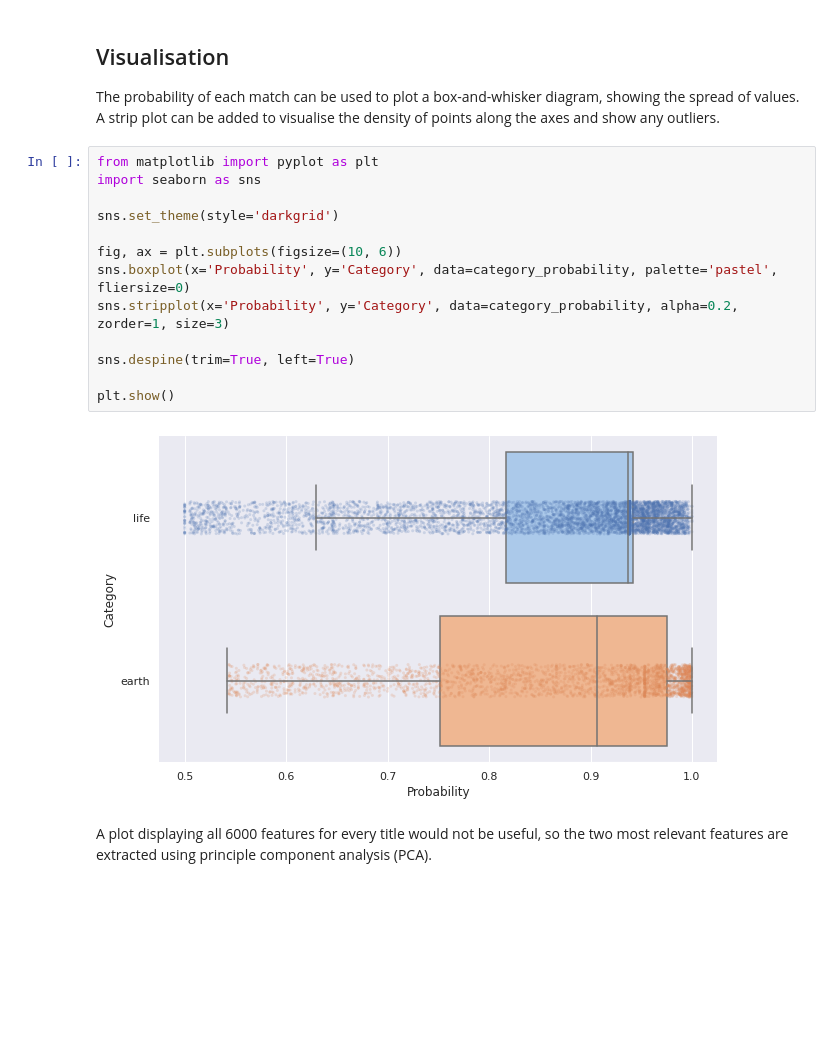
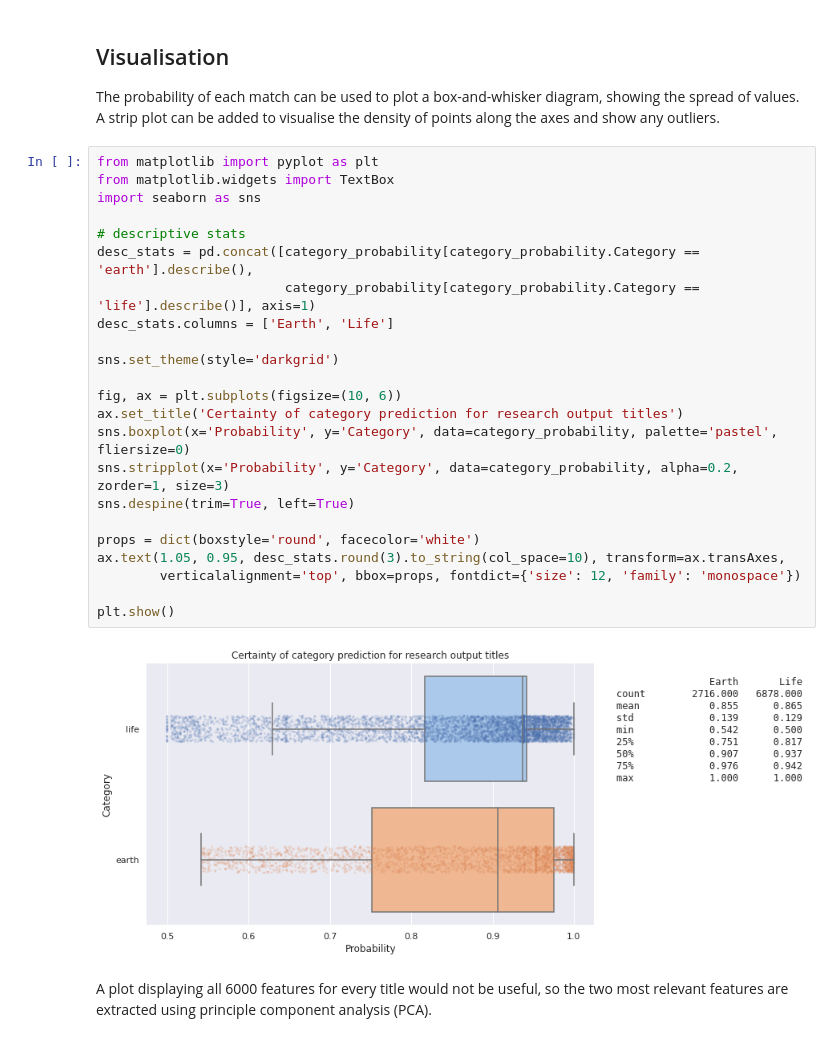
Before and after one commit to NaturalHistoryMuseum/synth_transform, a Jupyter notebook: notebooks/classifiers.ipynb, the cells around one changed output. Drawn from its saved outputs; the diff is of its cells as text; blank space fills up the shorter version.

Commit message:
Fiddling with graphs

```diff
--- a/notebooks/classifiers.ipynb
+++ b/notebooks/classifiers.ipynb
@@ -401,19 +401,29 @@ LIFE:
 The probability of each match can be used to plot a box-and-whisker diagram, showing the spread of values. A strip plot can be added to visualise the density of points along the axes and show any outliers.
 # %%
 from matplotlib import pyplot as plt
+from matplotlib.widgets import TextBox
 import seaborn as sns
+
+# descriptive stats
+desc_stats = pd.concat([category_probability[category_probability.Category == 'earth'].describe(),
+                        category_probability[category_probability.Category == 'life'].describe()], axis=1)
+desc_stats.columns = ['Earth', 'Life']
 
 sns.set_theme(style='darkgrid')
 
 fig, ax = plt.subplots(figsize=(10, 6))
+ax.set_title('Certainty of category prediction for research output titles')
 sns.boxplot(x='Probability', y='Category', data=category_probability, palette='pastel', fliersize=0)
 sns.stripplot(x='Probability', y='Category', data=category_probability, alpha=0.2, zorder=1, size=3)
-
 sns.despine(trim=True, left=True)
 
+props = dict(boxstyle='round', facecolor='white')
+ax.text(1.05, 0.95, desc_stats.round(3).to_string(col_space=10), transform=ax.transAxes,
+        verticalalignment='top', bbox=props, fontdict={'size': 12, 'family': 'monospace'})
+
 plt.show()
 # %% [output]
-[figure, old version]
+[figure, new version]
 # %% [markdown]
 A plot displaying all 6000 features for every title would not be useful, so the two most relevant features are extracted using principle component analysis (PCA).
 # %%
```
Also changed, not shown: parts of 6 cells of this notebook.
